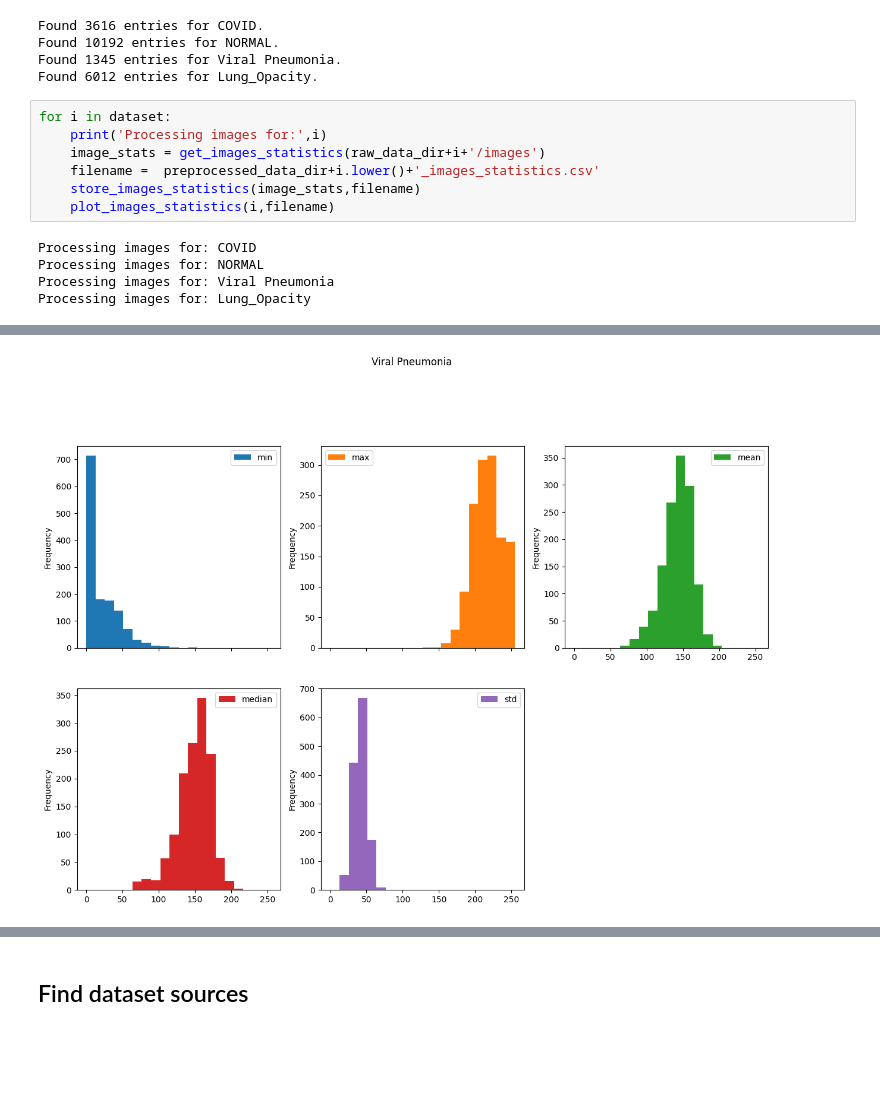
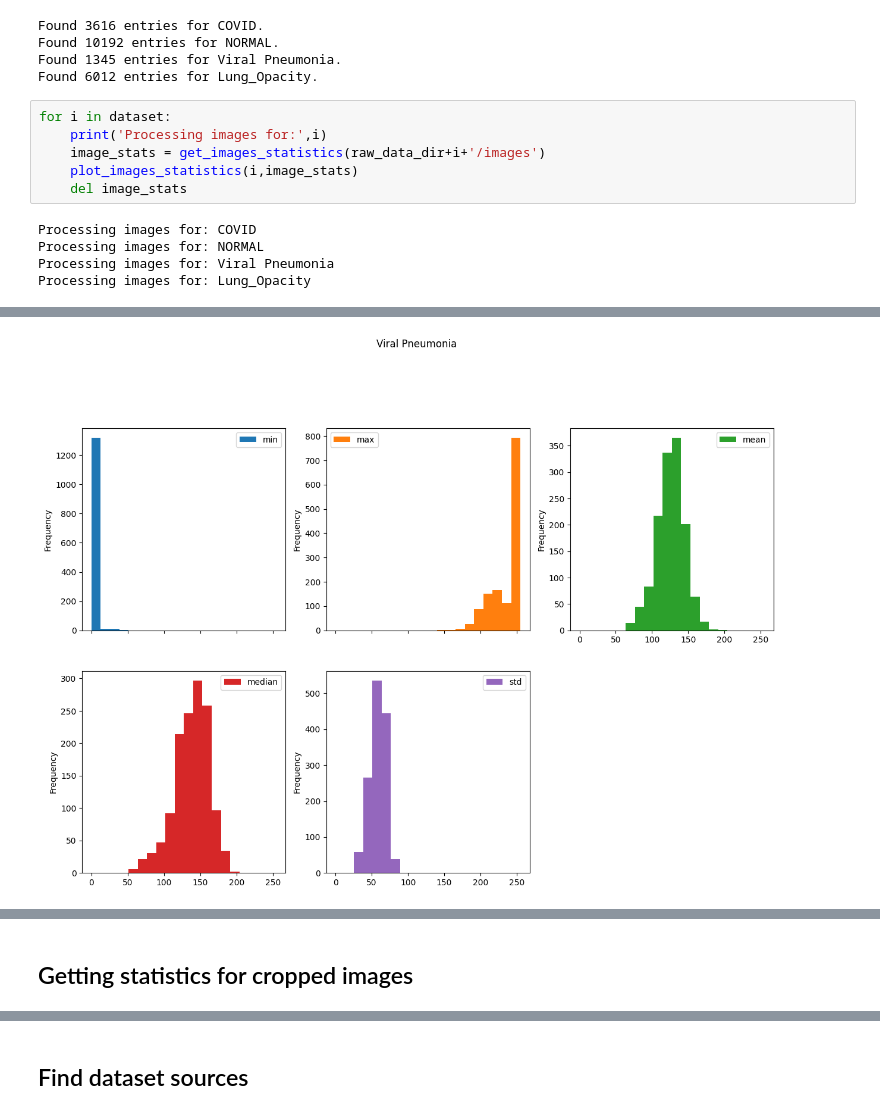
Before and after one commit to rehabaam/ds_covid19_project, a Jupyter notebook: notebooks/2.1_Exploring_dataset.ipynb, the cells around one changed output, grey strips where cells are left out. Saved outputs shown, nothing was run; the diff lists cells and outputs as text; blank space fills up the shorter version.

```diff
--- a/notebooks/2.1_Exploring_dataset.ipynb
+++ b/notebooks/2.1_Exploring_dataset.ipynb
@@ -38,9 +38,8 @@ Found 6012 entries for Lung_Opacity.
 for i in dataset:
     print('Processing images for:',i)
     image_stats = get_images_statistics(raw_data_dir+i+'/images')
-    filename =  preprocessed_data_dir+i.lower()+'_images_statistics.csv'
-    store_images_statistics(image_stats,filename)
-    plot_images_statistics(i,filename)
+    plot_images_statistics(i,image_stats)
+    del image_stats
 # %% [output]
 Processing images for: COVID
 Processing images for: NORMAL
@@ -51 +50 @@ Processing images for: Lung_Opacity
-[figure, old version]
+[figure, new version]
@@ -52,0 +52,2 @@ Processing images for: Lung_Opacity
+# %% [markdown]
+## Getting statistics for cropped images
```
Also changed, not shown: parts of 4 cells of this notebook.
